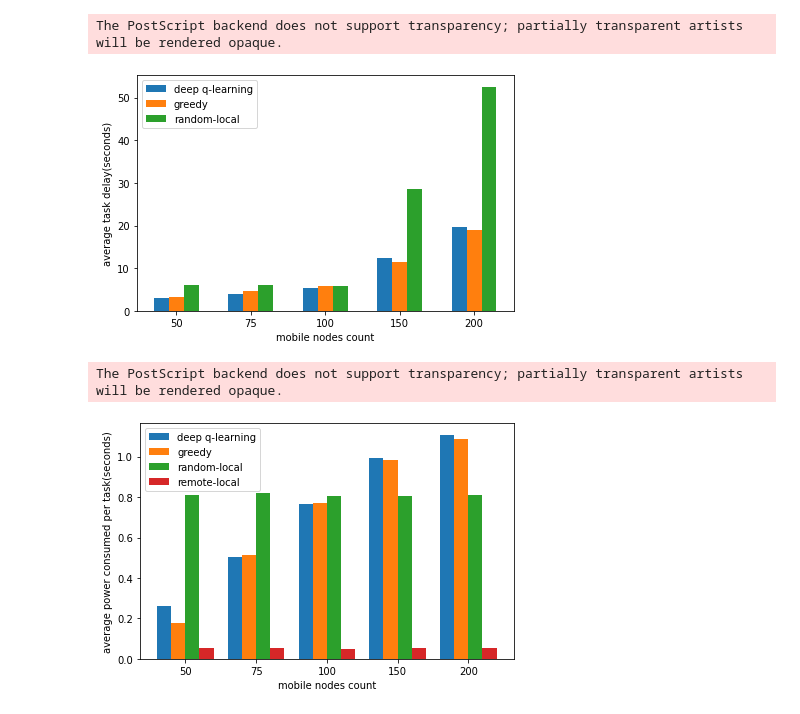
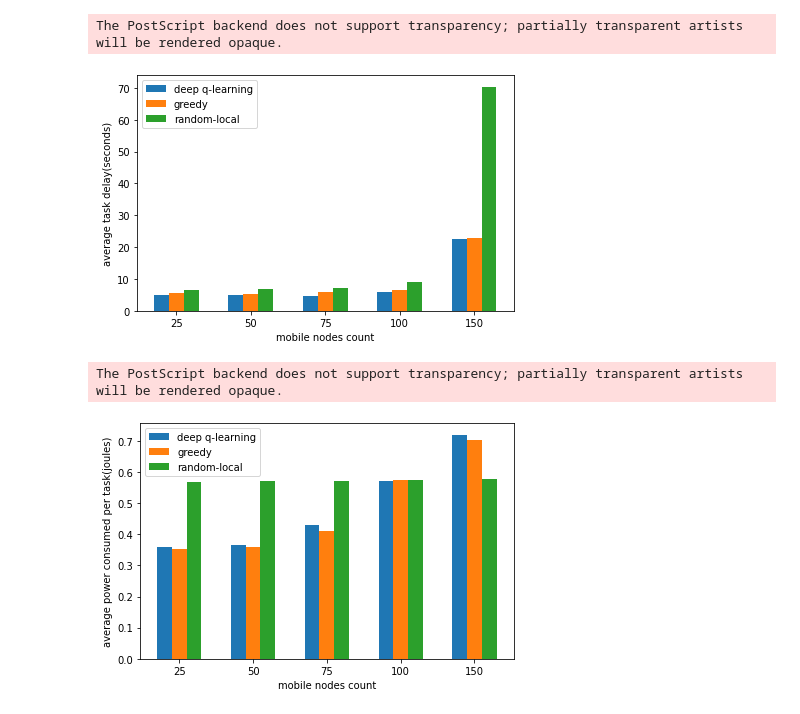
Before and after one commit to ahmadzendebudi/edge_simulation1, a Jupyter notebook: plots.ipynb, the cells around one changed output. Saved outputs shown, nothing was run; the diff lists cells and outputs as text; code cells hidden in the pictures.

```diff
--- a/plots.ipynb
+++ b/plots.ipynb
@@ -10,3 +13,5 @@ from simulator import Config
+# %%
+batchIdentifier = "D"
 # %%
 def loadDataframe(reportMapPath: str) -> pd.DataFrame:
     reportMap = None
@@ -53,5 +60,5 @@ def loadDataframe(reportMapPath: str) -> pd.DataFrame:
 
     return df
 # %%
-df = loadDataframe("reportMap3.json")
+df = loadDataframe("reportMap{id}.json".format(id = batchIdentifier))
 # %% [output]
@@ -112,0 +116,22 @@ The PostScript backend does not support transparency; partially transparent arti
+# %%
+vairable_conditions = {
+    "deep q-learning": (df["mobile_selector"] == "dql") & (df["edge_selector"] == "dql"),
+    "greedy": (df["mobile_selector"] == "greedy") & (df["edge_selector"] == "greedy"),
+    "random-local": (df["mobile_selector"] == "random") & (df["edge_selector"] == "local")
+}
+condition =  (df["boxworld_mobile_nodes"] == 75) & (df["task_generator_lambda"] == 0.75)
+graphs = {}
+for key, value in vairable_conditions.items():
+    item_condition = condition & value
+    data = (-df.loc[item_condition, ["reward"]]).groupby(
+        pd.cut(df["arrival_time"], np.arange(0, 500, 5))).mean()
+    data.index = pd.IntervalIndex(data.index.get_level_values('arrival_time')).right
+    graphs[key] = data
+
+for key, data in graphs.items():
+    plt.plot(data)
+
+plt.ylabel('average reward per task')
+plt.xlabel('task arrival time(seconds)')
+plt.legend(graphs.keys(), loc='upper left')
+plt.savefig('plots/reward_all_methods.eps', format='eps')
@@ -151,15 +179,14 @@ variable_conditions_method = {
     "random-local": (df["mobile_selector"] == "random") & (df["edge_selector"] == "local")
 }
 variable_conditions_class = {
+    "25": (df["boxworld_mobile_nodes"] == 25),
     "50": (df["boxworld_mobile_nodes"] == 50),
     "75": (df["boxworld_mobile_nodes"] == 75),
     "100": (df["boxworld_mobile_nodes"] == 100),
-    "150": (df["boxworld_mobile_nodes"] == 150),
-    "200": (df["boxworld_mobile_nodes"] == 200),
+    "150": (df["boxworld_mobile_nodes"] == 150)
 }
 
-condition = (df["mobile_selector_default"] == False) & (df["edge_selector_default"] == False)
-condition = condition & (df["boxworld_mobile_nodes_default"] == False)
+condition = (df["task_generator_lambda"] == 0.75)
 results = []
 for key_method, value_method in variable_conditions_method.items():
     item_condition = condition & value_method
@@ -175,40 +202,38 @@ barchartPlotter(results, list(variable_conditions_method.keys()), list(variable_
                 "average task delay(seconds)", xLabel = "mobile nodes count", savePath = "plots/mobile_node_counts_delay")
 # %% [output]
 The PostScript backend does not support transparency; partially transparent artists will be rendered opaque.
-[figure, old version]
+[figure, new version]
 # %%
 variable_conditions_method = {
     "deep q-learning": (df["mobile_selector"] == "dql") & (df["edge_selector"] == "dql"),
     "greedy": (df["mobile_selector"] == "greedy") & (df["edge_selector"] == "greedy"),
-    "random-local": (df["mobile_selector"] == "random") & (df["edge_selector"] == "local"),
-    "remote-local": (df["mobile_selector"] == "remote") & (df["edge_selector"] == "local")
+    "random-local": (df["mobile_selector"] == "random") & (df["edge_selector"] == "local")
 }
 variable_conditions_class = {
+    "25": (df["boxworld_mobile_nodes"] == 25),
     "50": (df["boxworld_mobile_nodes"] == 50),
     "75": (df["boxworld_mobile_nodes"] == 75),
     "100": (df["boxworld_mobile_nodes"] == 100),
-    "150": (df["boxworld_mobile_nodes"] == 150),
-    "200": (df["boxworld_mobile_nodes"] == 200),
+    "150": (df["boxworld_mobile_nodes"] == 150)
 }
 
-condition = (df["mobile_selector_default"] == False) & (df["edge_selector_default"] == False)
-condition = condition & (df["boxworld_mobile_nodes_default"] == False)
+condition = (df["task_generator_lambda"] == 0.75)
 results = []
 for key_method, value_method in variable_conditions_method.items():
     item_condition = condition & value_method
     result = []
     for key_class, value_class in variable_conditions_class.items():
         class_condition = item_condition & value_class
         data = df.loc[class_condition, ["power"]].mean()
         result.append(data["power"])
     results.append(result)
 
 
 barchartPlotter(results, list(variable_conditions_method.keys()), list(variable_conditions_class.keys()),
-                "average power consumed per task(seconds)", xLabel = "mobile nodes count", savePath = "plots/mobile_node_counts_power")
+                "average power consumed per task(joules)", xLabel = "mobile nodes count", savePath = "plots/mobile_node_counts_power")
 # %% [output]
 The PostScript backend does not support transparency; partially transparent artists will be rendered opaque.
-[figure, old version]
+[figure, new version]
 # %%
 variable_conditions_method = {
     "deep q-learning": (df["mobile_selector"] == "dql") & (df["edge_selector"] == "dql"),
```
Also changed, not shown: parts of 10 cells of this notebook, 14 other files.
